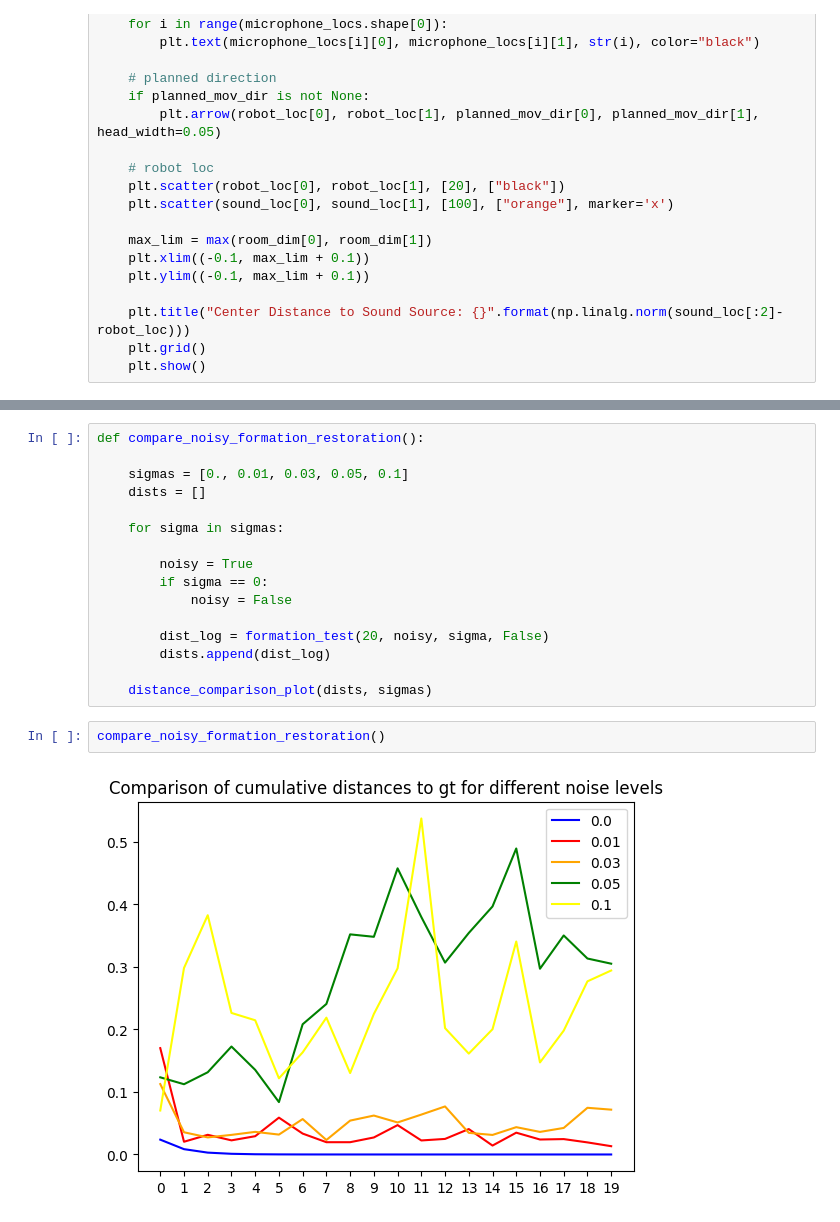
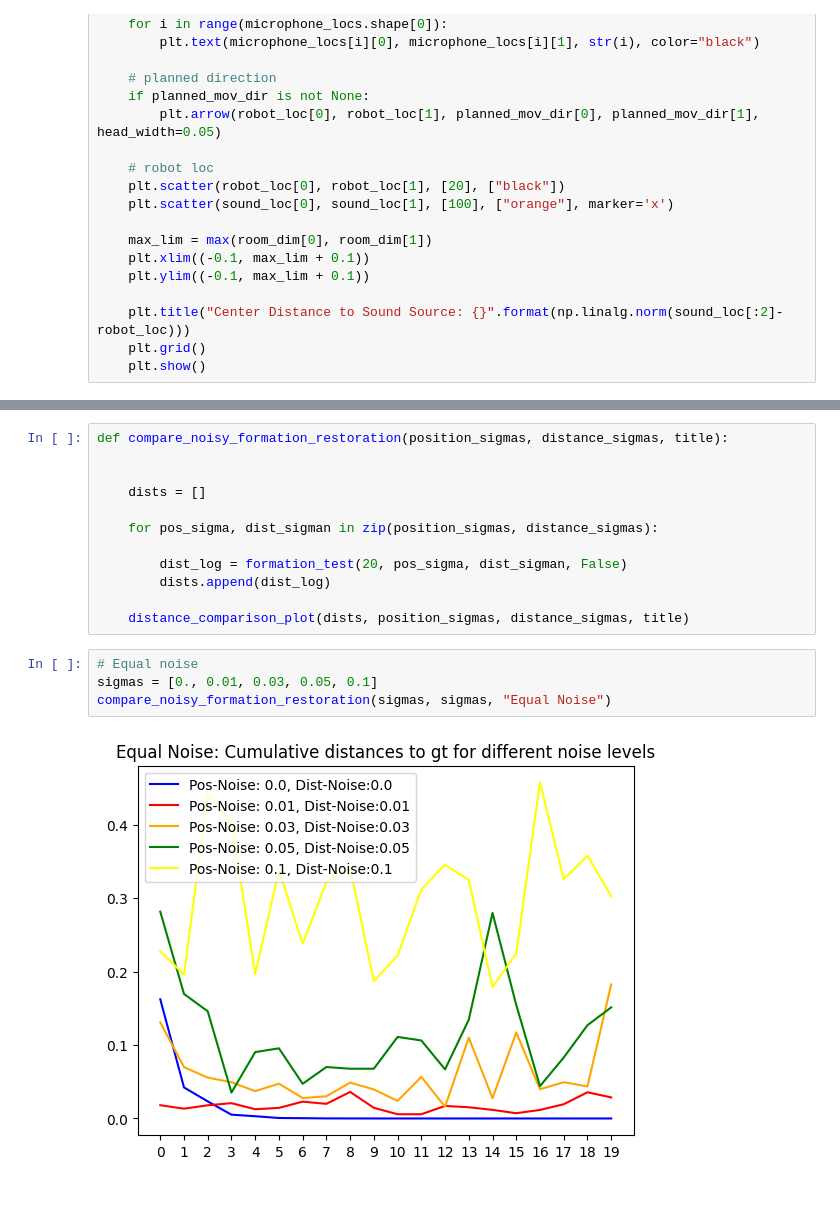
Before and after one commit to Excelsius314/SoundSim, a Jupyter notebook: pyroom_sim.ipynb, the cells around one changed output, grey strips where cells are left out. Drawn from its saved outputs; the diff is of its cells as text.

```diff
--- a/pyroom_sim.ipynb
+++ b/pyroom_sim.ipynb
@@ -638,20 +667,18 @@ formation_test(6, False)
-# %%
-def compare_noisy_formation_restoration():
-
-    sigmas = [0., 0.01, 0.03, 0.05, 0.1]
-    dists = []
-
-    for sigma in sigmas:
-
-        noisy = True
-        if sigma == 0:
-            noisy = False
-
-        dist_log = formation_test(20, noisy, sigma, False)
-        dists.append(dist_log)
-
-    distance_comparison_plot(dists, sigmas)
-# %%
-compare_noisy_formation_restoration()
-# %% [output]
-[figure, removed]
+# %%
+def compare_noisy_formation_restoration(position_sigmas, distance_sigmas, title):
+
+
+    dists = []
+
+    for pos_sigma, dist_sigman in zip(position_sigmas, distance_sigmas):
+
+        dist_log = formation_test(20, pos_sigma, dist_sigman, False)
+        dists.append(dist_log)
+
+    distance_comparison_plot(dists, position_sigmas, distance_sigmas, title)
+# %%
+# Equal noise
+sigmas = [0., 0.01, 0.03, 0.05, 0.1]
+compare_noisy_formation_restoration(sigmas, sigmas, "Equal Noise")
+# %% [output]
+[figure, added]
```
Also changed, not shown: parts of 20 cells of this notebook, 1 other file.
